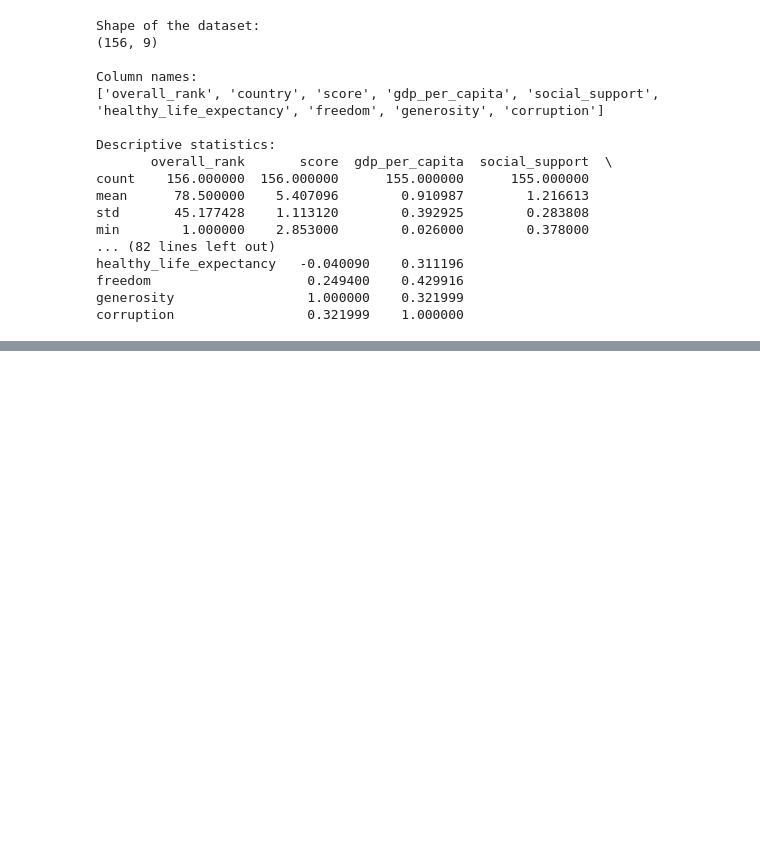
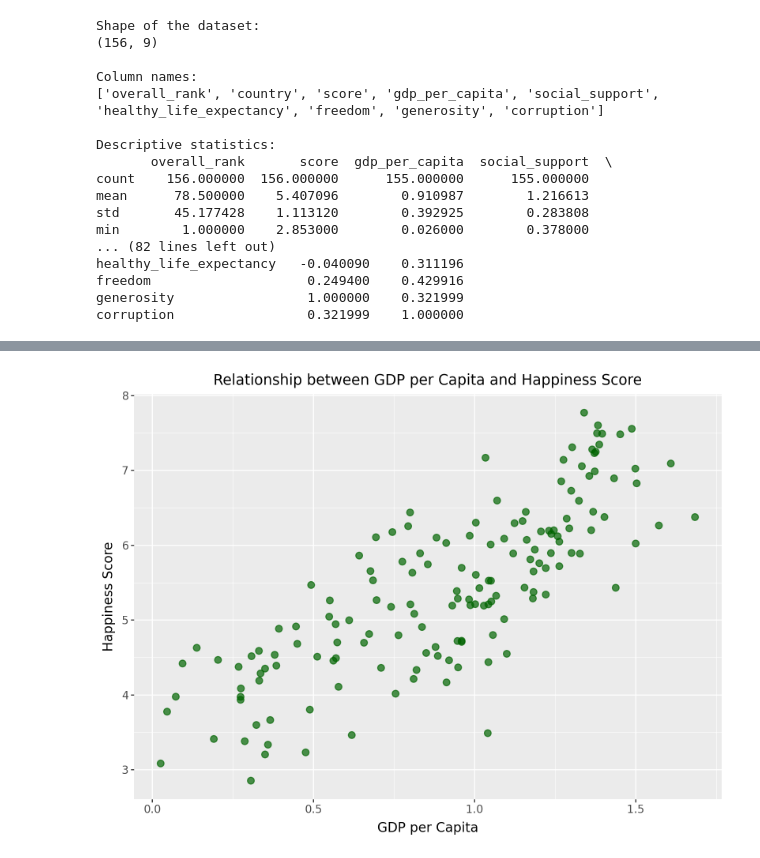
Before and after one commit to mila-klimovich/DI-Bootcamp, a Jupyter notebook: week10/day1/week10miniproject2.ipynb, the cells around one changed output, grey strips where cells are left out. Drawn from its saved outputs; the diff is of its cells as text; code cells hidden in the pictures; blank space fills up the shorter version.

```diff
--- a/week10/day1/week10miniproject2.ipynb
+++ b/week10/day1/week10miniproject2.ipynb
@@ -165,0 +190,18 @@ corruption                 0.321999    1.000000
+# %%
+# Scatter plot showing relationship between GDP per capita and Happiness Score
+(
+    ggplot(df, aes(x='gdp_per_capita', y='score')) +
+    geom_point(color='darkgreen', alpha=0.7, size=3) +  # Points with transparency and size
+    labs(
+        title='Relationship between GDP per Capita and Happiness Score',
+        x='GDP per Capita',
+        y='Happiness Score'
+    ) +
+    theme(
+        figure_size=(8,6),
+        axis_title=element_text(size=12),
+        axis_text=element_text(size=10)
+    )
+)
+# %% [output]
+[figure, added]
```
Also changed, not shown: parts of 8 cells of this notebook.
